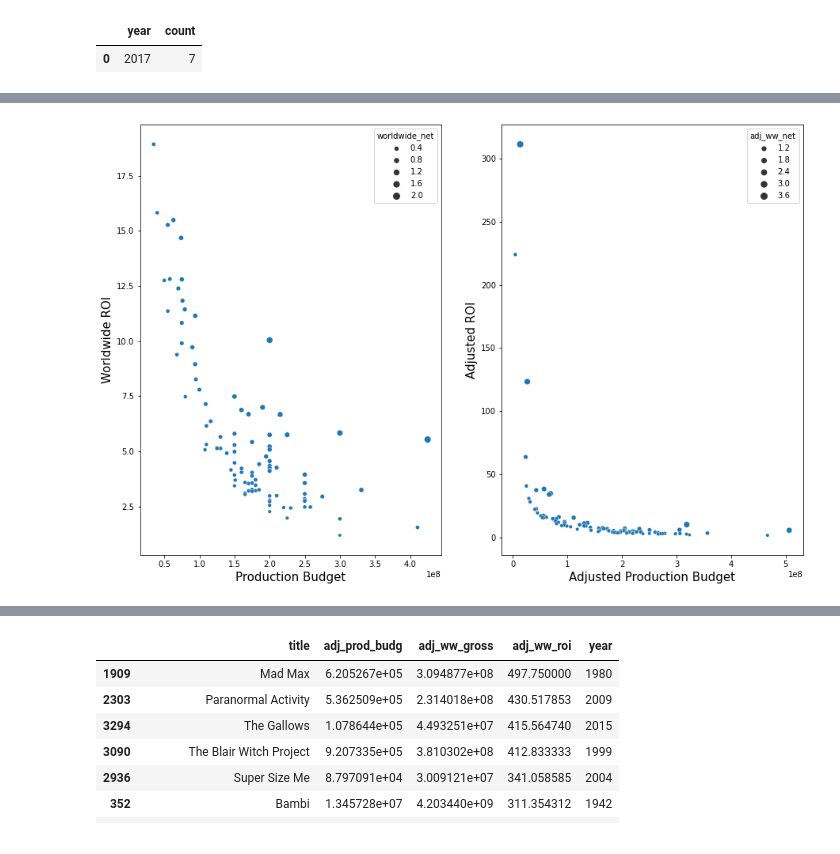
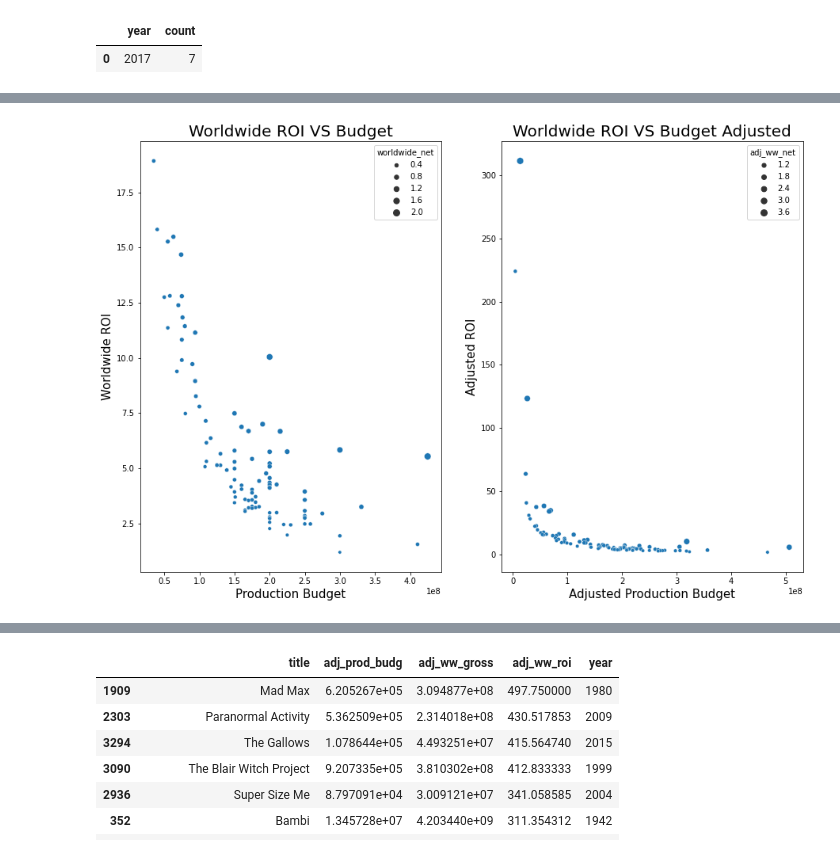
Before and after one commit to jeffreyhwatson/MS_Box_Office_Insights, a Jupyter notebook: rt_tn_workspace.ipynb, the cells around one changed output, grey strips where cells are left out. Cells and saved outputs as stored; diff of their text form; code cells hidden in the pictures.

```diff
--- a/rt_tn_workspace.ipynb
+++ b/rt_tn_workspace.ipynb
@@ -364,23 +366,22 @@ t100_adj_gross_by_roi.head()
 # %%
 fig, (ax1, ax2 ) = plt.subplots(1, 2, figsize=(15,10))
 
 sns.scatterplot(x='production_budget', y='worldwide_roi', data=top100_gross_films, size='worldwide_net', ax=ax1)
 
 sns.scatterplot(x='adj_prod_budg', y='adj_ww_roi', data=top100_adj_gross_films, size='adj_ww_net', ax=ax2)
 
 #label for x-axis
 ax1.set_xlabel( "Production Budget" , fontsize=15 )
 ax2.set_xlabel("Adjusted Production Budget", fontsize=15)
 #label for y-axis
 ax1.set_ylabel( "Worldwide ROI", fontsize=15)
 ax2.set_ylabel("Adjusted ROI", fontsize=15)
 # setting title
-ax.axes.set_title("Actors With Top Average Gross per Movie", fontsize=30)
-
-
+ax1.set_title("Worldwide ROI VS Budget", fontsize=20)
+ax2.set_title("Worldwide ROI VS Budget Adjusted", fontsize=20)
 plt.show()
 # %% [output]
-[figure, old version]
+[figure, new version]
 # %%
 title_net = df[['title','adj_prod_budg', 'adj_ww_gross', 'adj_ww_net', 'year']]
 unique_titles = title_net.groupby('title').first().reset_index()
```
Also changed, not shown: parts of 10 cells of this notebook, 1 other file.
